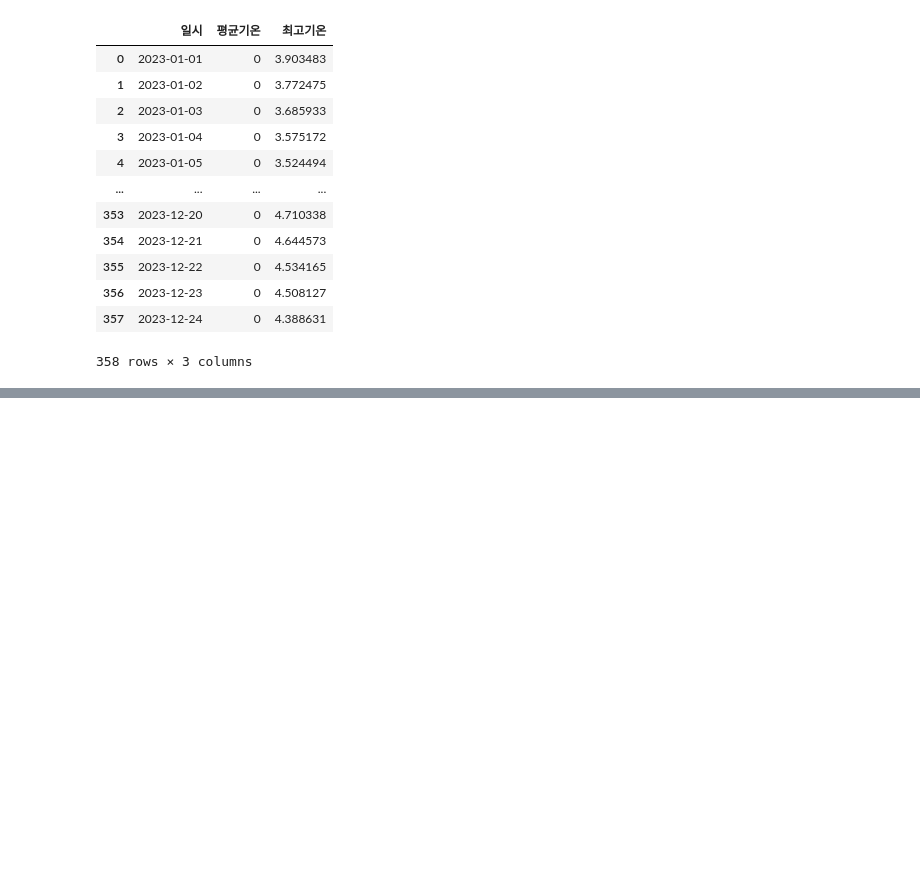
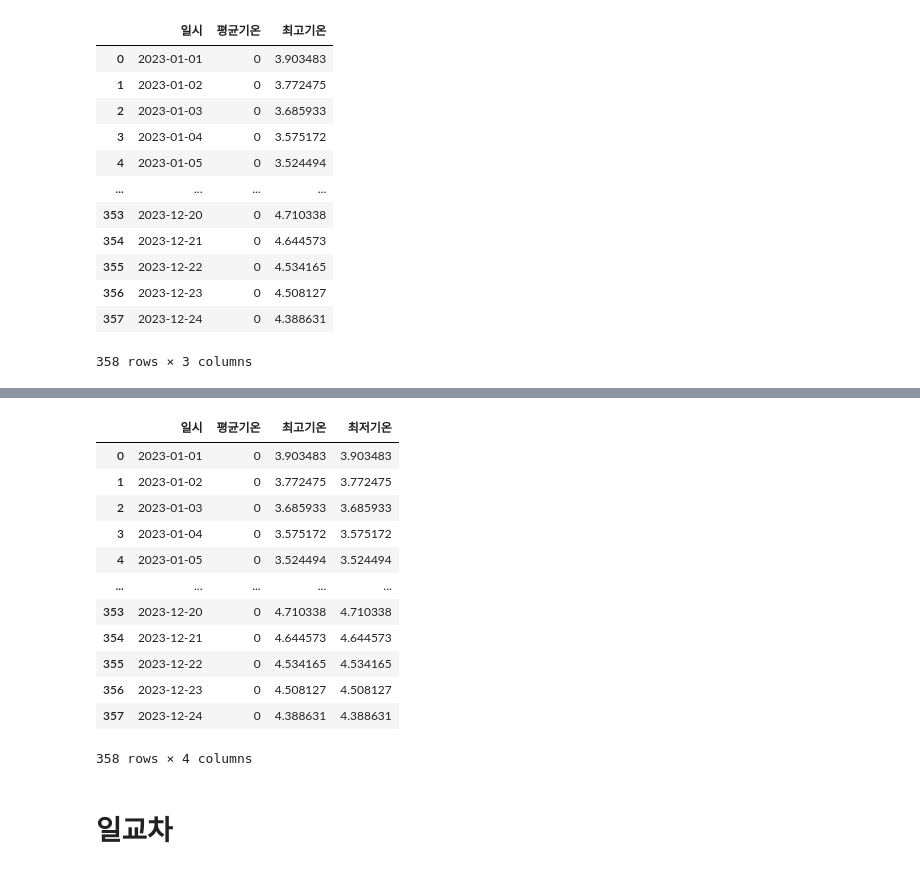
Before and after one commit to kimdyoc13/Dacon, a Jupyter notebook: code_write_KDY.ipynb, the cells around one changed output, grey strips where cells are left out. Cells and saved outputs as stored; diff of their text form; code cells hidden in the pictures; blank space fills up the shorter version.

```diff
--- a/code_write_KDY.ipynb
+++ b/code_write_KDY.ipynb
@@ -233,0 +410,18 @@ sub
+# %%
+sub
+# %% [output]
+|  | 일시 | 평균기온 | 최고기온 | 최저기온 |
+| 0 | 2023-01-01 | 0 | 3.903483 | 3.903483 |
+| 1 | 2023-01-02 | 0 | 3.772475 | 3.772475 |
+| 2 | 2023-01-03 | 0 | 3.685933 | 3.685933 |
+| 3 | 2023-01-04 | 0 | 3.575172 | 3.575172 |
+| 4 | 2023-01-05 | 0 | 3.524494 | 3.524494 |
+| ... | ... | ... | ... | ... |
+| 353 | 2023-12-20 | 0 | 4.710338 | 4.710338 |
+| 354 | 2023-12-21 | 0 | 4.644573 | 4.644573 |
+| 355 | 2023-12-22 | 0 | 4.534165 | 4.534165 |
+| 356 | 2023-12-23 | 0 | 4.508127 | 4.508127 |
+| 357 | 2023-12-24 | 0 | 4.388631 | 4.388631 |
+358 rows × 4 columns
+# %% [markdown]
+# 일교차
```
Also changed, not shown: parts of 42 cells of this notebook.
